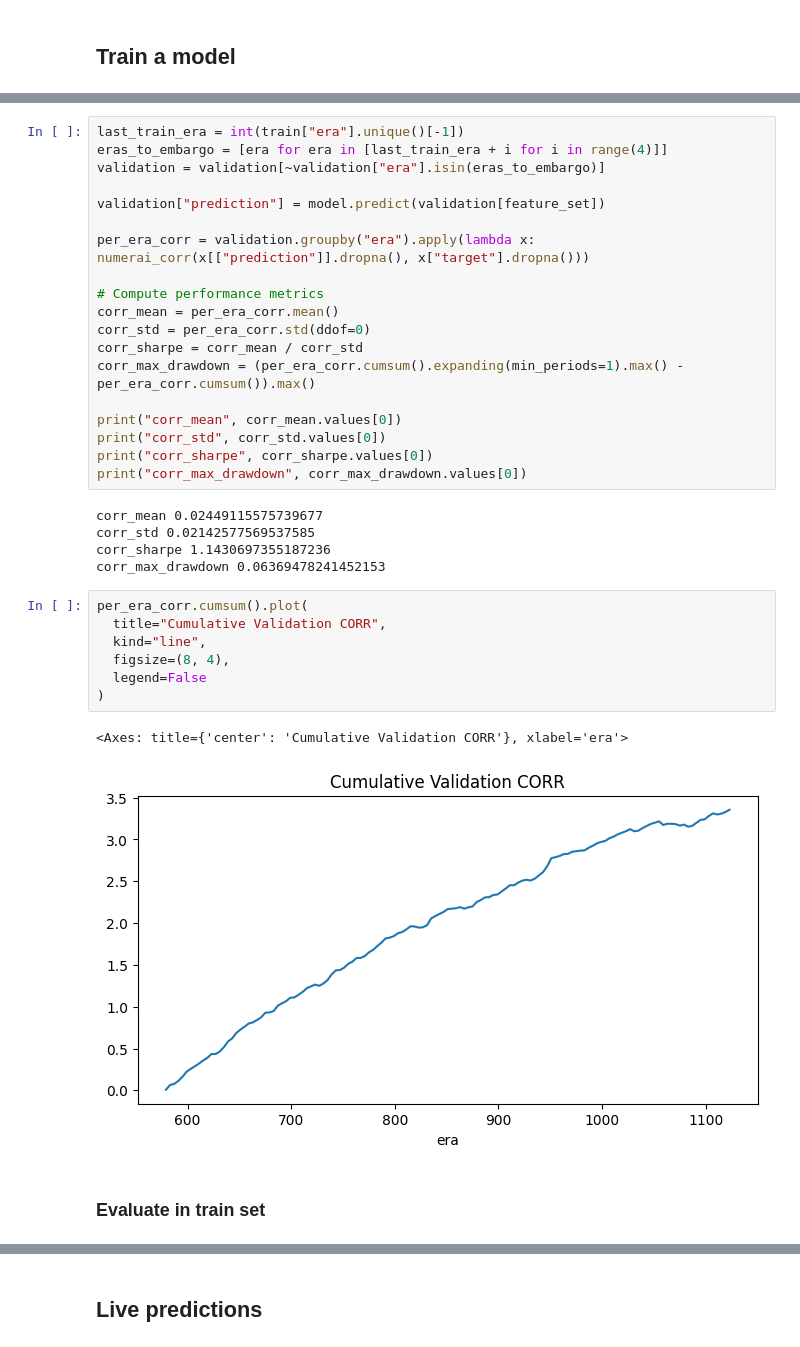
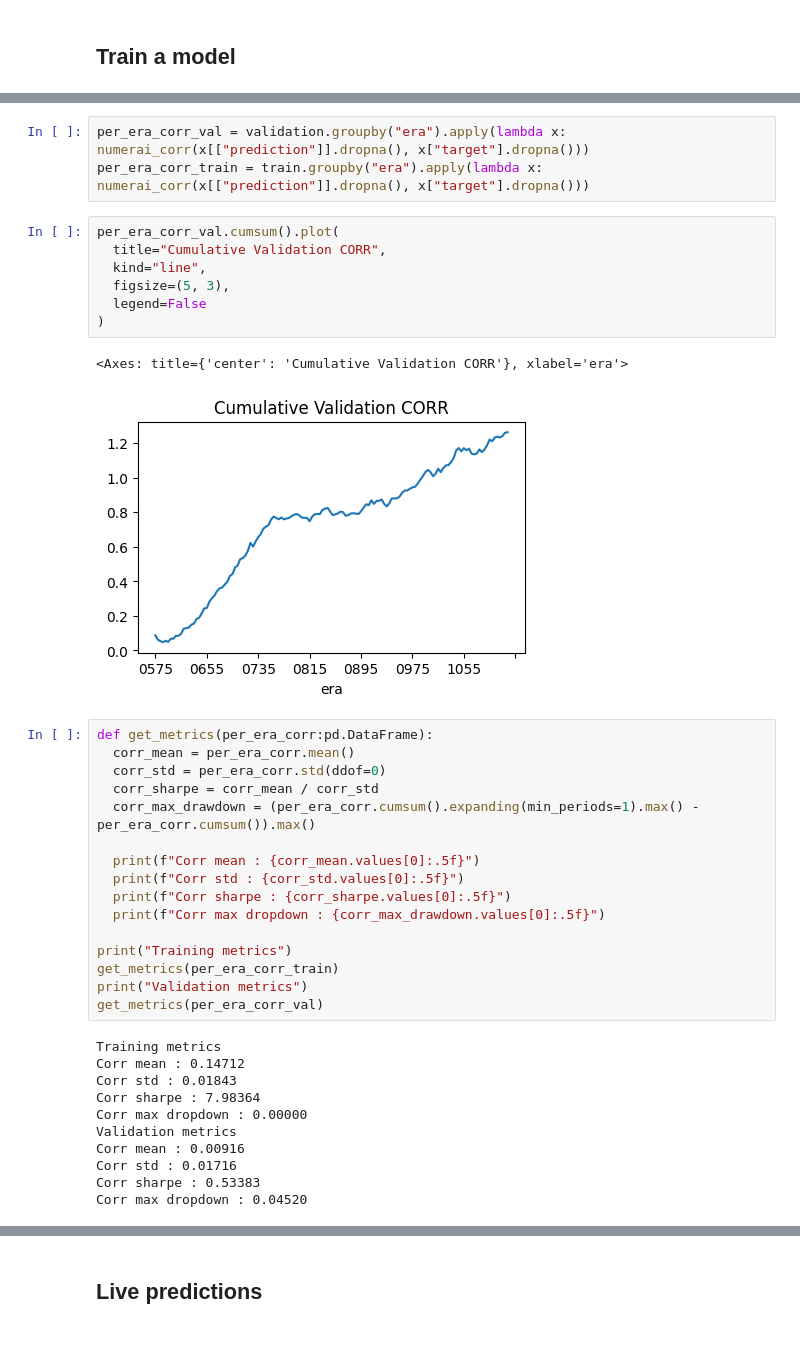
Before and after one commit to nickschizas/numer-ai, a Jupyter notebook: notebooks/v43.ipynb, the cells around one changed output, grey strips where cells are left out. Cells and saved outputs as stored; diff of their text form.

Commit message:
successful numerai model upload

```diff
--- a/notebooks/v43.ipynb
+++ b/notebooks/v43.ipynb
@@ -122,36 +165,40 @@ LGBMRegressor(colsample_bytree=0.1, learning_rate=0.01, max_depth=5,
+# %%
+per_era_corr_val = validation.groupby("era").apply(lambda x: numerai_corr(x[["prediction"]].dropna(), x["target"].dropna()))
+per_era_corr_train = train.groupby("era").apply(lambda x: numerai_corr(x[["prediction"]].dropna(), x["target"].dropna()))
+# %%
+per_era_corr_val.cumsum().plot(
+  title="Cumulative Validation CORR",
+  kind="line",
+  figsize=(5, 3),
+  legend=False
+)
+# %% [output]
+<Axes: title={'center': 'Cumulative Validation CORR'}, xlabel='era'>
+[figure, added]
 # %%
-last_train_era = int(train["era"].unique()[-1])
-eras_to_embargo = [era for era in [last_train_era + i for i in range(4)]]
-validation = validation[~validation["era"].isin(eras_to_embargo)]
+def get_metrics(per_era_corr:pd.DataFrame):
+  corr_mean = per_era_corr.mean()
+  corr_std = per_era_corr.std(ddof=0)
+  corr_sharpe = corr_mean / corr_std
+  corr_max_drawdown = (per_era_corr.cumsum().expanding(min_periods=1).max() - per_era_corr.cumsum()).max()
 
-validation["prediction"] = model.predict(validation[feature_set])
+  print(f"Corr mean : {corr_mean.values[0]:.5f}")
+  print(f"Corr std : {corr_std.values[0]:.5f}")
+  print(f"Corr sharpe : {corr_sharpe.values[0]:.5f}")
+  print(f"Corr max dropdown : {corr_max_drawdown.values[0]:.5f}")
 
-per_era_corr = validation.groupby("era").apply(lambda x: numerai_corr(x[["prediction"]].dropna(), x["target"].dropna()))
-
-# Compute performance metrics
-corr_mean = per_era_corr.mean()
-corr_std = per_era_corr.std(ddof=0)
-corr_sharpe = corr_mean / corr_std
-corr_max_drawdown = (per_era_corr.cumsum().expanding(min_periods=1).max() - per_era_corr.cumsum()).max()
-
-print("corr_mean", corr_mean.values[0])
-print("corr_std", corr_std.values[0])
-print("corr_sharpe", corr_sharpe.values[0])
-print("corr_max_drawdown", corr_max_drawdown.values[0])
+print("Training metrics")
+get_metrics(per_era_corr_train)
+print("Validation metrics")
+get_metrics(per_era_corr_val)
 # %% [output]
-corr_mean 0.02449115575739677
-corr_std 0.02142577569537585
-corr_sharpe 1.1430697355187236
-corr_max_drawdown 0.06369478241452153
+Training metrics
+Corr mean : 0.14712
+Corr std : 0.01843
+Corr sharpe : 7.98364
+Corr max dropdown : 0.00000
+Validation metrics
+Corr mean : 0.00916
+Corr std : 0.01716
+Corr sharpe : 0.53383
+Corr max dropdown : 0.04520
-# %%
-per_era_corr.cumsum().plot(
-  title="Cumulative Validation CORR",
-  kind="line",
-  figsize=(8, 4),
-  legend=False
-)
-# %% [output]
-<Axes: title={'center': 'Cumulative Validation CORR'}, xlabel='era'>
-[figure, removed]
-# %% [markdown]
-### Evaluate in train set
```
Also changed, not shown: parts of 10 cells of this notebook.
